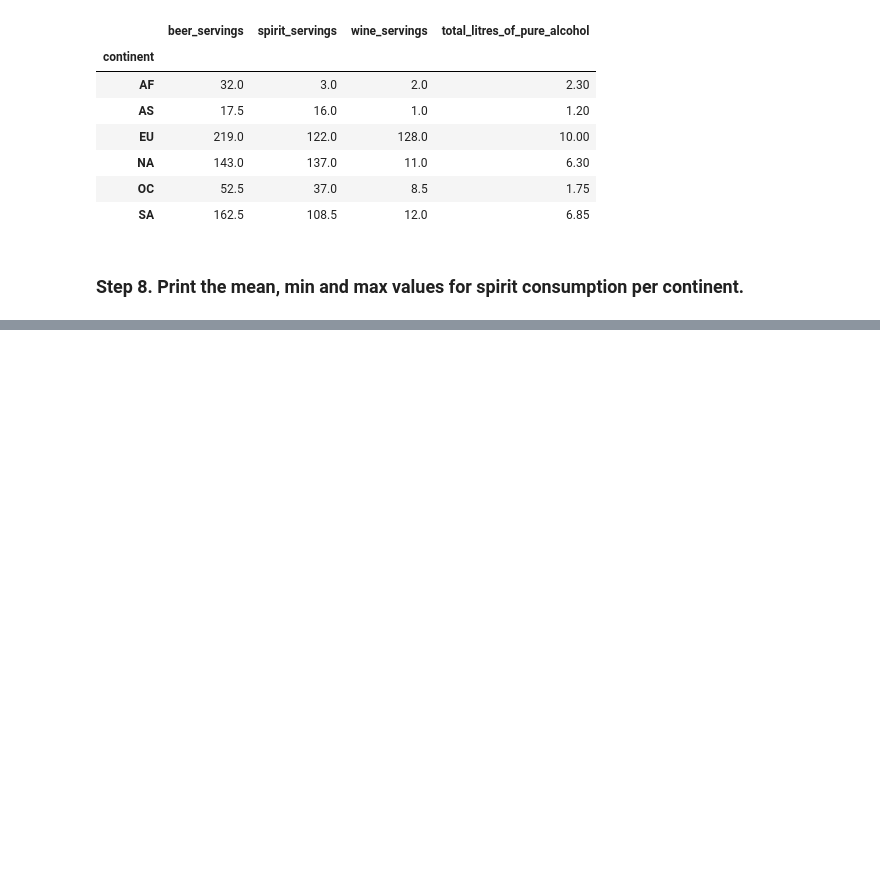
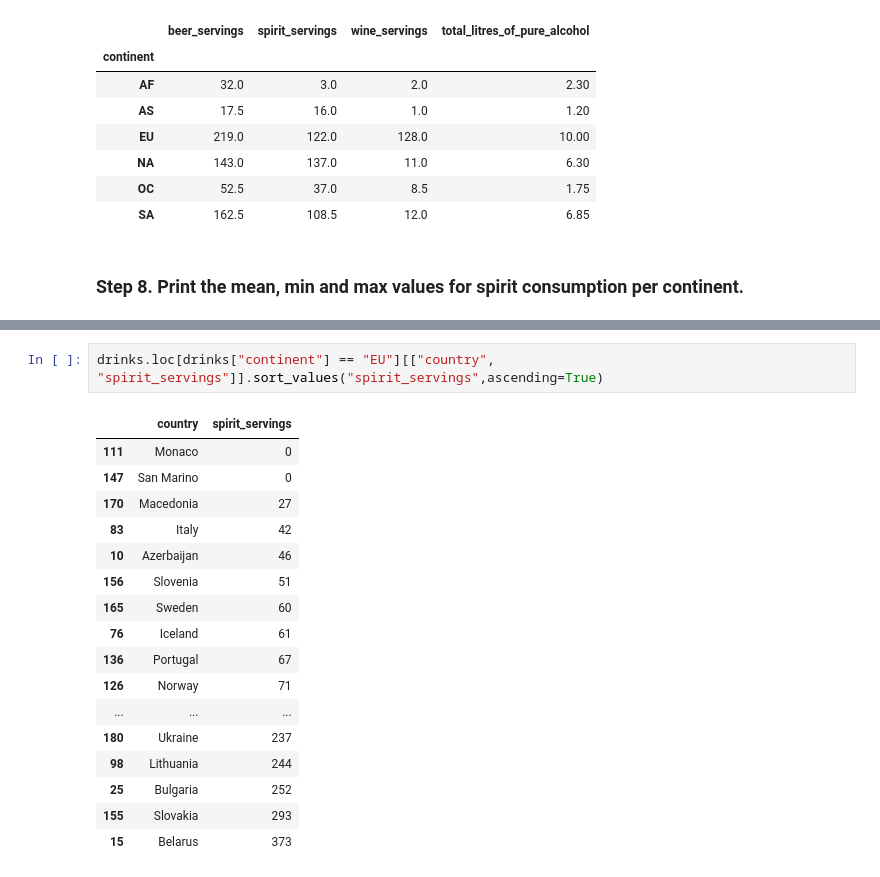
Before and after one commit to PacoFletcher/2503_dsft_thebridge_paco, a Jupyter notebook: 2-Data_Analysis/2-Pandas/Practica/3-Alcohol_Consumption/Alcohol_Consumption.ipynb, the cells around one changed output, grey strips where cells are left out. Cells and saved outputs as stored; diff of their text form; blank space fills up the shorter version.

```diff
--- a/2-Data_Analysis/2-Pandas/Practica/3-Alcohol_Consumption/Alcohol_Consumption.ipynb
+++ b/2-Data_Analysis/2-Pandas/Practica/3-Alcohol_Consumption/Alcohol_Consumption.ipynb
@@ -201,0 +204,20 @@ drinks.groupby("continent")[["beer_servings","spirit_servings","wine_servings","
+# %%
+drinks.loc[drinks["continent"] == "EU"][["country", "spirit_servings"]].sort_values("spirit_servings",ascending=True)
+# %% [output]
+|  | country | spirit_servings |
+| 111 | Monaco | 0 |
+| 147 | San Marino | 0 |
+| 170 | Macedonia | 27 |
+| 83 | Italy | 42 |
+| 10 | Azerbaijan | 46 |
+| 156 | Slovenia | 51 |
+| 165 | Sweden | 60 |
+| 76 | Iceland | 61 |
+| 136 | Portugal | 67 |
+| 126 | Norway | 71 |
+| ... | ... | ... |
+| 180 | Ukraine | 237 |
+| 98 | Lithuania | 244 |
+| 25 | Bulgaria | 252 |
+| 155 | Slovakia | 293 |
+| 15 | Belarus | 373 |
```
Also changed, not shown: parts of 2 cells of this notebook, 3 other files.
